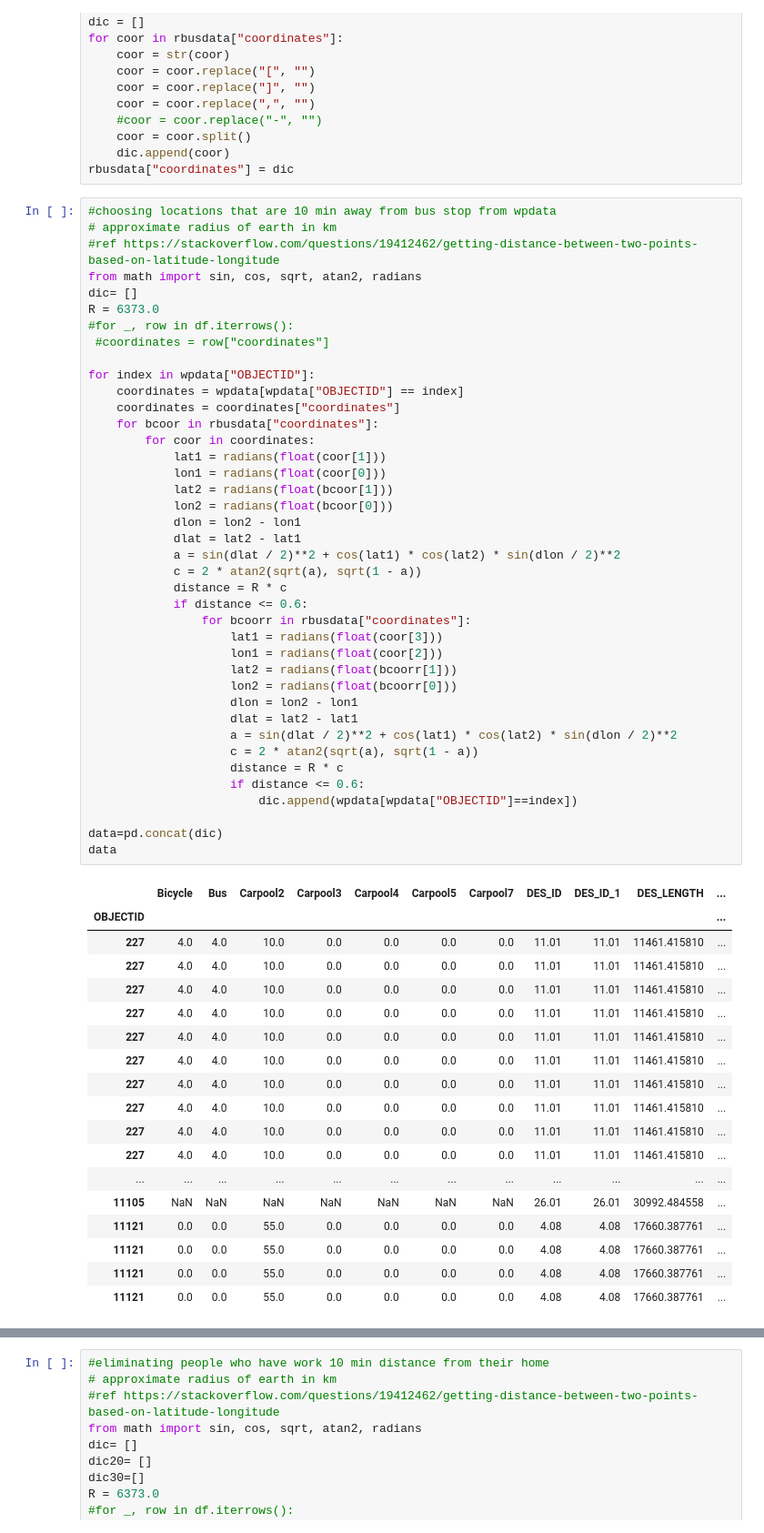
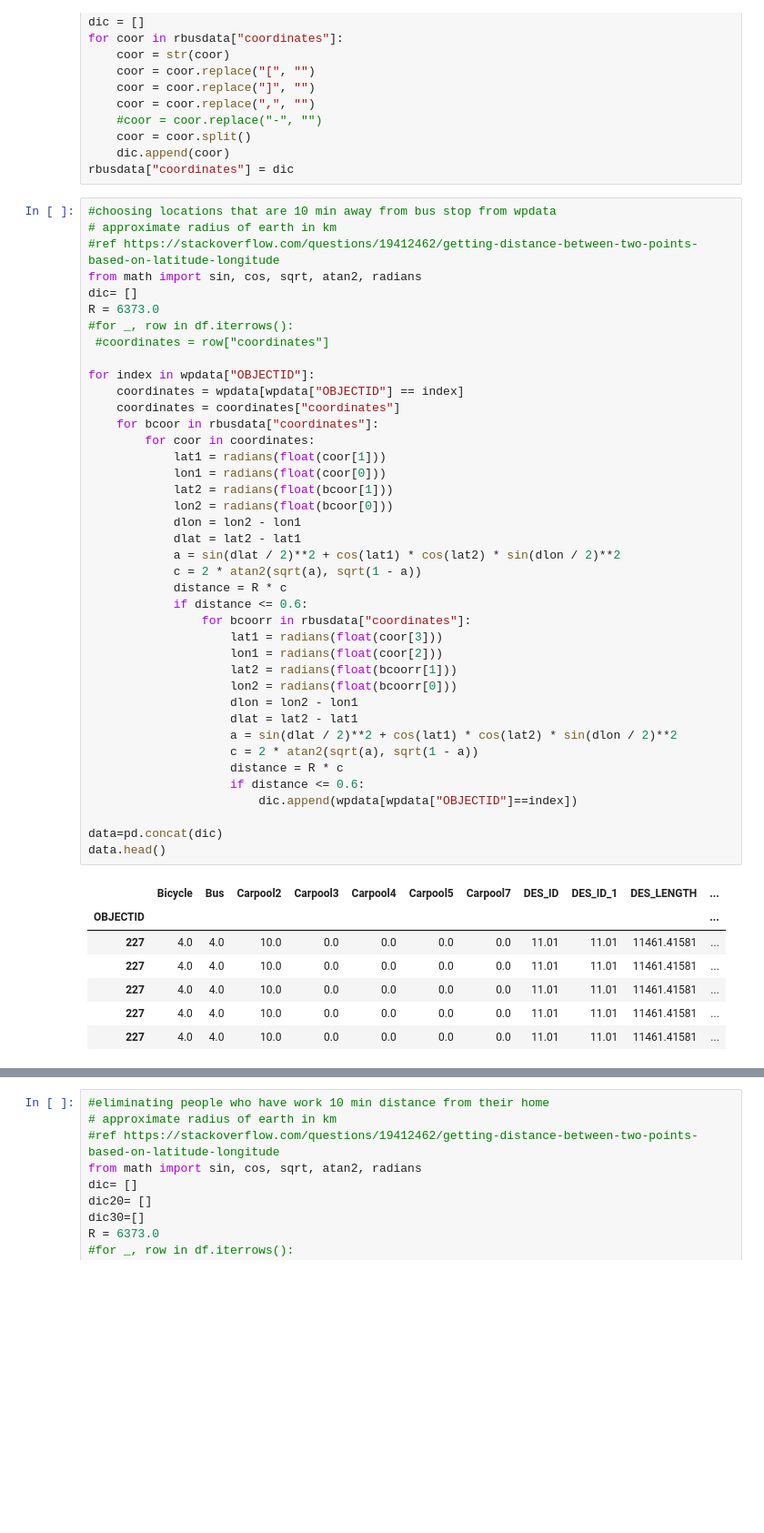
Before and after one commit to tylerharter/s19-city-t2, a Jupyter notebook: plan/Planning Transportation.ipynb, the cells around one changed output, grey strips where cells are left out. Shown at 91% size. Drawn from its saved outputs; the diff is of its cells as text; blank space fills up the shorter version.

```diff
--- a/plan/Planning Transportation.ipynb
+++ b/plan/Planning Transportation.ipynb
@@ -292,47 +231,36 @@ for index in wpdata["OBJECTID"]:
     coordinates = coordinates["coordinates"]
     for bcoor in rbusdata["coordinates"]:
         for coor in coordinates:
             lat1 = radians(float(coor[1]))
             lon1 = radians(float(coor[0]))
             lat2 = radians(float(bcoor[1]))
             lon2 = radians(float(bcoor[0]))
             dlon = lon2 - lon1
             dlat = lat2 - lat1
             a = sin(dlat / 2)**2 + cos(lat1) * cos(lat2) * sin(dlon / 2)**2
             c = 2 * atan2(sqrt(a), sqrt(1 - a))
             distance = R * c
             if distance <= 0.6:
                 for bcoorr in rbusdata["coordinates"]:
                     lat1 = radians(float(coor[3]))
                     lon1 = radians(float(coor[2]))
                     lat2 = radians(float(bcoorr[1]))
                     lon2 = radians(float(bcoorr[0]))
                     dlon = lon2 - lon1
                     dlat = lat2 - lat1
                     a = sin(dlat / 2)**2 + cos(lat1) * cos(lat2) * sin(dlon / 2)**2
                     c = 2 * atan2(sqrt(a), sqrt(1 - a))
                     distance = R * c
                     if distance <= 0.6:
                         dic.append(wpdata[wpdata["OBJECTID"]==index])
 
 data=pd.concat(dic)
-data
+data.head()
 # %% [output]
 |  | Bicycle | Bus | Carpool2 | Carpool3 | Carpool4 | Carpool5 | Carpool7 | DES_ID | DES_ID_1 | DES_LENGTH | ... |
 | OBJECTID |  |  |  |  |  |  |  |  |  |  | ... |
-| 227 | 4.0 | 4.0 | 10.0 | 0.0 | 0.0 | 0.0 | 0.0 | 11.01 | 11.01 | 11461.415810 | ... |
-| 227 | 4.0 | 4.0 | 10.0 | 0.0 | 0.0 | 0.0 | 0.0 | 11.01 | 11.01 | 11461.415810 | ... |
-| 227 | 4.0 | 4.0 | 10.0 | 0.0 | 0.0 | 0.0 | 0.0 | 11.01 | 11.01 | 11461.415810 | ... |
-| 227 | 4.0 | 4.0 | 10.0 | 0.0 | 0.0 | 0.0 | 0.0 | 11.01 | 11.01 | 11461.415810 | ... |
-| 227 | 4.0 | 4.0 | 10.0 | 0.0 | 0.0 | 0.0 | 0.0 | 11.01 | 11.01 | 11461.415810 | ... |
-| 227 | 4.0 | 4.0 | 10.0 | 0.0 | 0.0 | 0.0 | 0.0 | 11.01 | 11.01 | 11461.415810 | ... |
-| 227 | 4.0 | 4.0 | 10.0 | 0.0 | 0.0 | 0.0 | 0.0 | 11.01 | 11.01 | 11461.415810 | ... |
-| 227 | 4.0 | 4.0 | 10.0 | 0.0 | 0.0 | 0.0 | 0.0 | 11.01 | 11.01 | 11461.415810 | ... |
-| 227 | 4.0 | 4.0 | 10.0 | 0.0 | 0.0 | 0.0 | 0.0 | 11.01 | 11.01 | 11461.415810 | ... |
-| 227 | 4.0 | 4.0 | 10.0 | 0.0 | 0.0 | 0.0 | 0.0 | 11.01 | 11.01 | 11461.415810 | ... |
-| ... | ... | ... | ... | ... | ... | ... | ... | ... | ... | ... | ... |
-| 11105 | NaN | NaN | NaN | NaN | NaN | NaN | NaN | 26.01 | 26.01 | 30992.484558 | ... |
-| 11121 | 0.0 | 0.0 | 55.0 | 0.0 | 0.0 | 0.0 | 0.0 | 4.08 | 4.08 | 17660.387761 | ... |
-| 11121 | 0.0 | 0.0 | 55.0 | 0.0 | 0.0 | 0.0 | 0.0 | 4.08 | 4.08 | 17660.387761 | ... |
-| 11121 | 0.0 | 0.0 | 55.0 | 0.0 | 0.0 | 0.0 | 0.0 | 4.08 | 4.08 | 17660.387761 | ... |
-| 11121 | 0.0 | 0.0 | 55.0 | 0.0 | 0.0 | 0.0 | 0.0 | 4.08 | 4.08 | 17660.387761 | ... |
+| 227 | 4.0 | 4.0 | 10.0 | 0.0 | 0.0 | 0.0 | 0.0 | 11.01 | 11.01 | 11461.41581 | ... |
+| 227 | 4.0 | 4.0 | 10.0 | 0.0 | 0.0 | 0.0 | 0.0 | 11.01 | 11.01 | 11461.41581 | ... |
+| 227 | 4.0 | 4.0 | 10.0 | 0.0 | 0.0 | 0.0 | 0.0 | 11.01 | 11.01 | 11461.41581 | ... |
+| 227 | 4.0 | 4.0 | 10.0 | 0.0 | 0.0 | 0.0 | 0.0 | 11.01 | 11.01 | 11461.41581 | ... |
+| 227 | 4.0 | 4.0 | 10.0 | 0.0 | 0.0 | 0.0 | 0.0 | 11.01 | 11.01 | 11461.41581 | ... |
```
Also changed, not shown: parts of 26 cells of this notebook, 2 other files.
